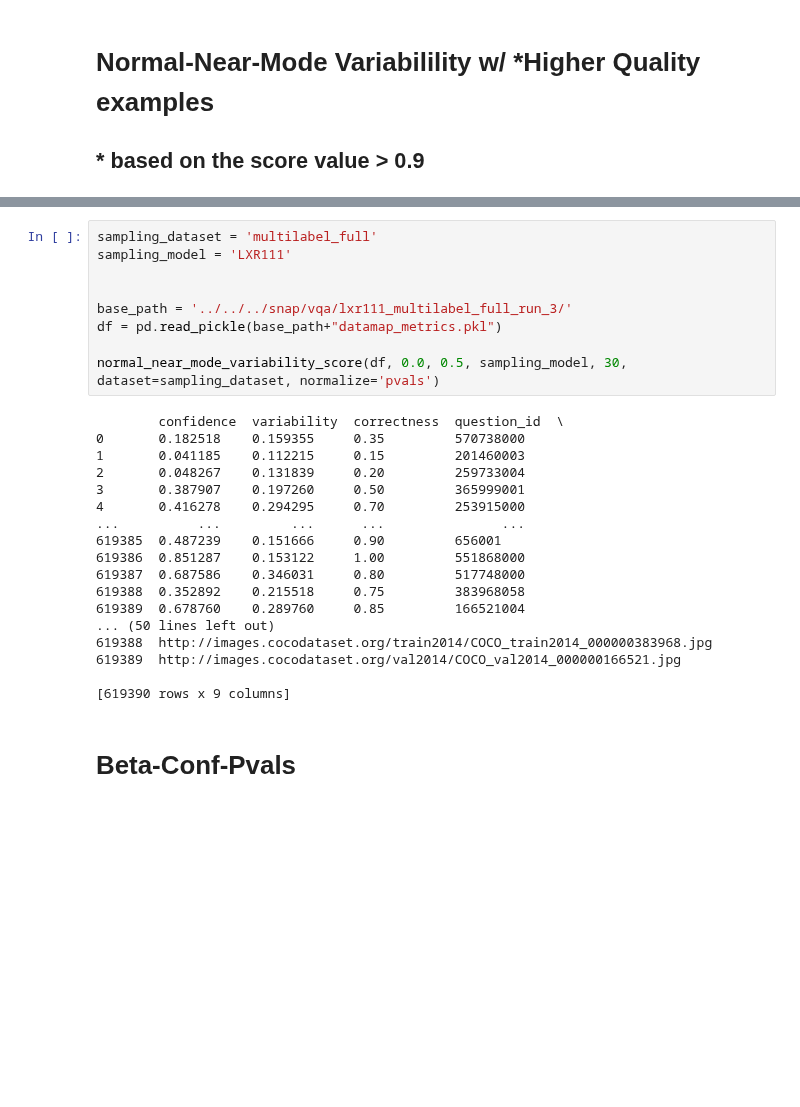
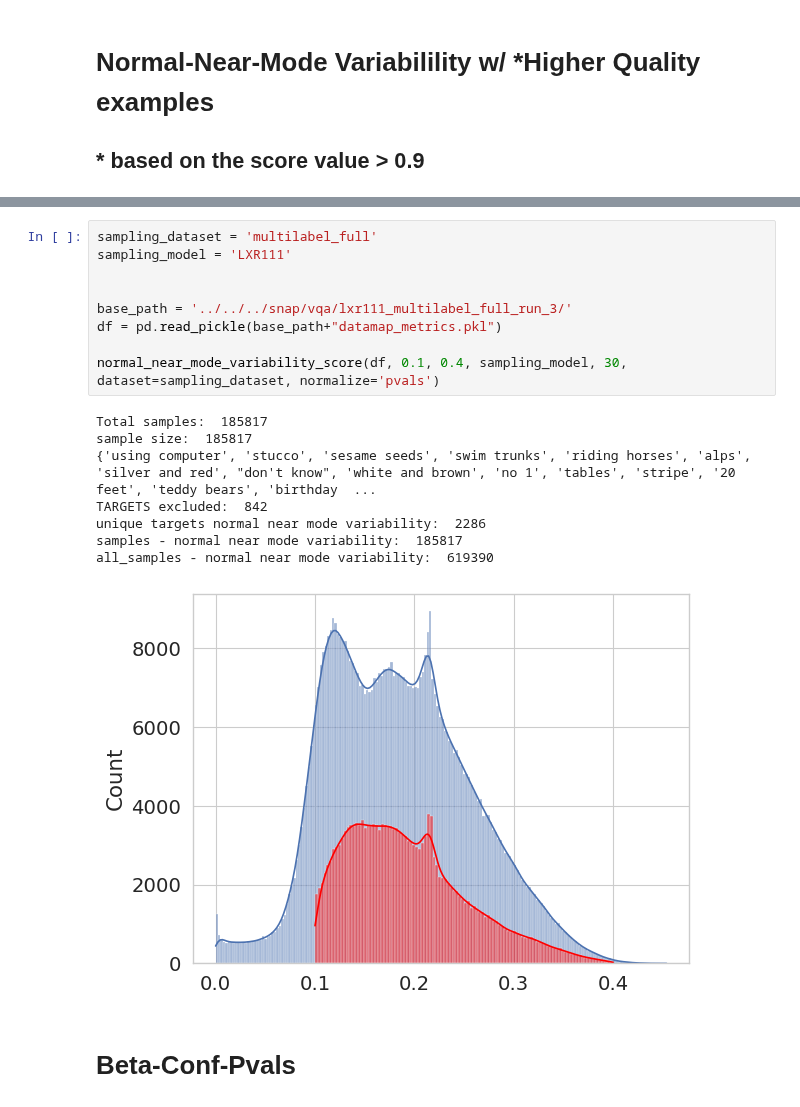
Before and after one commit to jr4fs/vl-pretraining, a Jupyter notebook: src/dataset_selection/sampling/stratified_beta_sampling.ipynb, the cells around one changed output, grey strips where cells are left out. Drawn from its saved outputs; the diff is of its cells as text; blank space fills up the shorter version.

```diff
--- a/src/dataset_selection/sampling/stratified_beta_sampling.ipynb
+++ b/src/dataset_selection/sampling/stratified_beta_sampling.ipynb
@@ -927,30 +953,21 @@ def normal_near_mode_variability_score(df, lower, upper, model, training_budget,
 # %%
 sampling_dataset = 'multilabel_full'
 sampling_model = 'LXR111'
 
 
 base_path = '../../../snap/vqa/lxr111_multilabel_full_run_3/'
 df = pd.read_pickle(base_path+"datamap_metrics.pkl")
 
-normal_near_mode_variability_score(df, 0.0, 0.5, sampling_model, 30, dataset=sampling_dataset, normalize='pvals')
+normal_near_mode_variability_score(df, 0.1, 0.4, sampling_model, 30, dataset=sampling_dataset, normalize='pvals')
 # %% [output]
-        confidence  variability  correctness  question_id  \
-0       0.182518    0.159355     0.35         570738000
-1       0.041185    0.112215     0.15         201460003
-2       0.048267    0.131839     0.20         259733004
-3       0.387907    0.197260     0.50         365999001
-4       0.416278    0.294295     0.70         253915000
-...          ...         ...      ...               ...
-619385  0.487239    0.151666     0.90         656001
-619386  0.851287    0.153122     1.00         551868000
-619387  0.687586    0.346031     0.80         517748000
-619388  0.352892    0.215518     0.75         383968058
-619389  0.678760    0.289760     0.85         166521004
-... (50 lines left out)
-619388  http://images.cocodataset.org/train2014/COCO_train2014_000000383968.jpg
-619389  http://images.cocodataset.org/val2014/COCO_val2014_000000166521.jpg
-
-[619390 rows x 9 columns]
+Total samples:  185817
+sample size:  185817
+{'using computer', 'stucco', 'sesame seeds', 'swim trunks', 'riding horses', 'alps', 'silver and red', "don't know", 'white and brown', 'no 1', 'tables', 'stripe', '20 feet', 'teddy bears', 'birthday  ...
+TARGETS excluded:  842
+unique targets normal near mode variability:  2286
+samples - normal near mode variability:  185817
+all_samples - normal near mode variability:  619390
+[figure, added]
 # %% [markdown]
 # Beta-Conf-Pvals
 # %%
```
Also changed, not shown: parts of 1 cell of this notebook, 1 other file.
